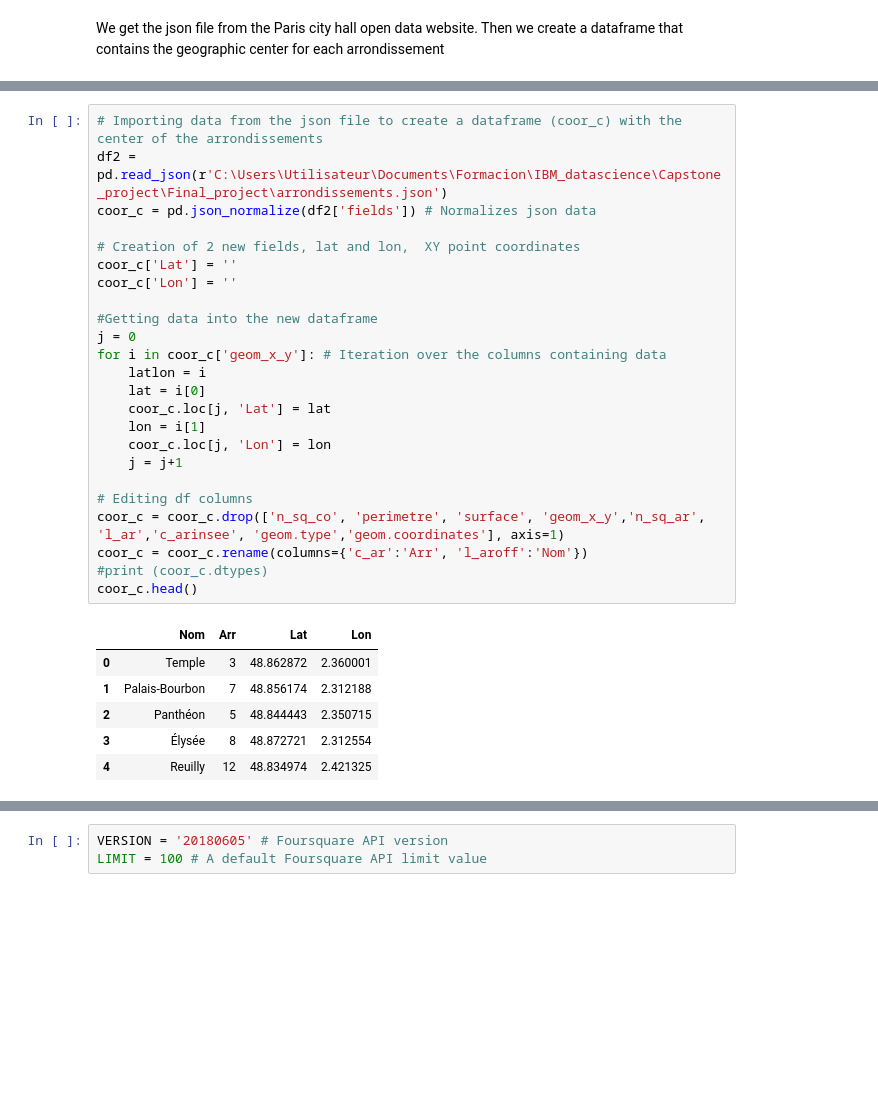
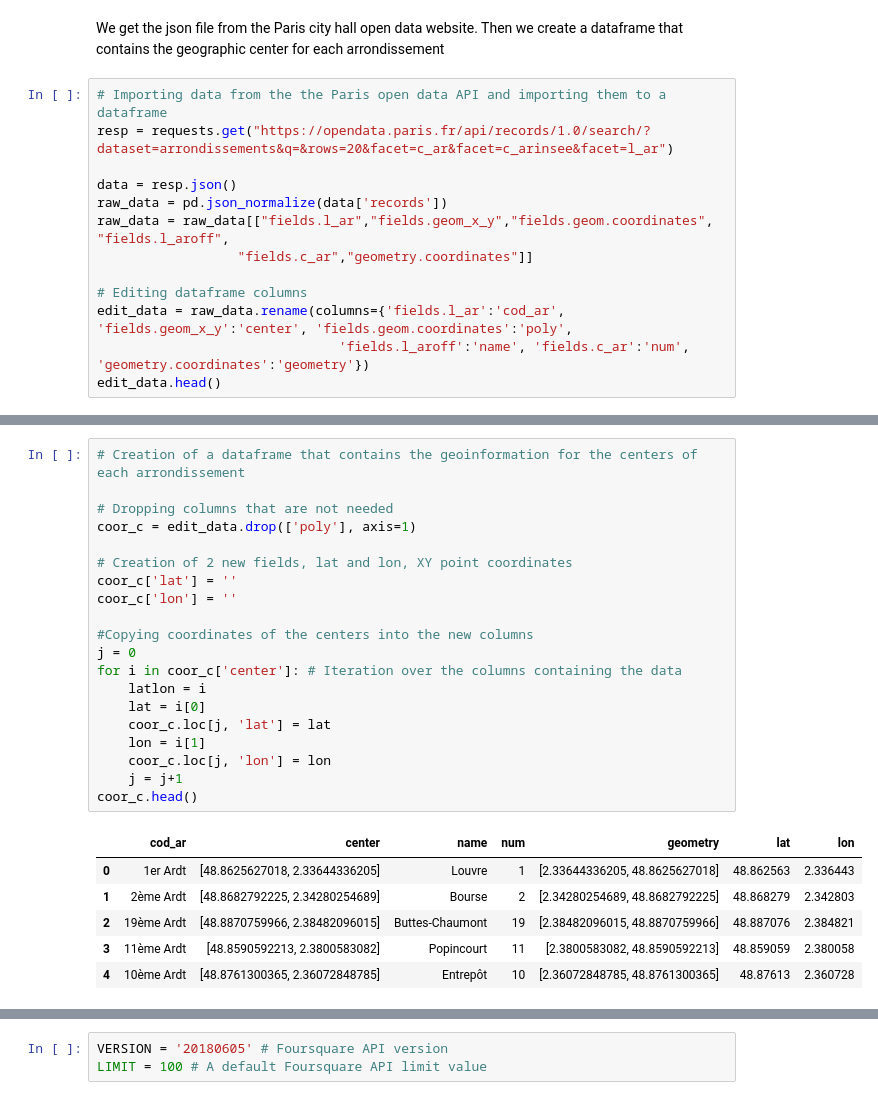
Before and after one commit to rubengrd/Coursera_project_Paris_parks, a Jupyter notebook: Capstone notebook.ipynb, the cells around one changed output, grey strips where cells are left out. Cells and saved outputs as stored; diff of their text form; blank space fills up the shorter version.

```diff
--- a/Capstone notebook.ipynb
+++ b/Capstone notebook.ipynb
@@ -89,3 +89,16 @@ admi_sel.sort_values(by='Dens_2015', ascending=False)
 | 0 | Louvre | 16545 | 9041 | 1 |
 # %% [markdown]
 We get the json file from the Paris city hall open data website. Then we create a dataframe that contains the geographic center for each arrondissement
+# %%
+# Importing data from the the Paris open data API and importing them to a dataframe
+resp = requests.get("https://opendata.paris.fr/api/records/1.0/search/?dataset=arrondissements&q=&rows=20&facet=c_ar&facet=c_arinsee&facet=l_ar")
+
+data = resp.json()
+raw_data = pd.json_normalize(data['records'])
+raw_data = raw_data[["fields.l_ar","fields.geom_x_y","fields.geom.coordinates", "fields.l_aroff",
+                  "fields.c_ar","geometry.coordinates"]]
+
+# Editing dataframe columns
+edit_data = raw_data.rename(columns={'fields.l_ar':'cod_ar', 'fields.geom_x_y':'center', 'fields.geom.coordinates':'poly',
+                               'fields.l_aroff':'name', 'fields.c_ar':'num', 'geometry.coordinates':'geometry'})
+edit_data.head()
@@ -92,32 +112,28 @@ We get the json file from the Paris city hall open data website. Then we create
 # %%
-# Importing data from the json file to create a dataframe (coor_c) with the center of the arrondissements
-df2 = pd.read_json(r'C:\Users\Utilisateur\Documents\Formacion\IBM_datascience\Capstone_project\Final_project\arrondissements.json')
-coor_c = pd.json_normalize(df2['fields']) # Normalizes json data
+# Creation of a dataframe that contains the geoinformation for the centers of each arrondissement
 
-# Creation of 2 new fields, lat and lon,  XY point coordinates
-coor_c['Lat'] = ''
-coor_c['Lon'] = ''
+# Dropping columns that are not needed
+coor_c = edit_data.drop(['poly'], axis=1)
 
-#Getting data into the new dataframe
+# Creation of 2 new fields, lat and lon, XY point coordinates
+coor_c['lat'] = ''
+coor_c['lon'] = ''
+
+#Copying coordinates of the centers into the new columns
 j = 0
-for i in coor_c['geom_x_y']: # Iteration over the columns containing data
+for i in coor_c['center']: # Iteration over the columns containing the data
     latlon = i
     lat = i[0]
-    coor_c.loc[j, 'Lat'] = lat
+    coor_c.loc[j, 'lat'] = lat
     lon = i[1]
-    coor_c.loc[j, 'Lon'] = lon
+    coor_c.loc[j, 'lon'] = lon
     j = j+1
-
-# Editing df columns
-coor_c = coor_c.drop(['n_sq_co', 'perimetre', 'surface', 'geom_x_y','n_sq_ar', 'l_ar','c_arinsee', 'geom.type','geom.coordinates'], axis=1)
-coor_c = coor_c.rename(columns={'c_ar':'Arr', 'l_aroff':'Nom'})
-#print (coor_c.dtypes)
 coor_c.head()
 # %% [output]
-|  | Nom | Arr | Lat | Lon |
-| 0 | Temple | 3 | 48.862872 | 2.360001 |
-| 1 | Palais-Bourbon | 7 | 48.856174 | 2.312188 |
-| 2 | Panthéon | 5 | 48.844443 | 2.350715 |
-| 3 | Élysée | 8 | 48.872721 | 2.312554 |
-| 4 | Reuilly | 12 | 48.834974 | 2.421325 |
+|  | cod_ar | center | name | num | geometry | lat | lon |
+| 0 | 1er Ardt | [48.8625627018, 2.33644336205] | Louvre | 1 | [2.33644336205, 48.8625627018] | 48.862563 | 2.336443 |
+| 1 | 2ème Ardt | [48.8682792225, 2.34280254689] | Bourse | 2 | [2.34280254689, 48.8682792225] | 48.868279 | 2.342803 |
+| 2 | 19ème Ardt | [48.8870759966, 2.38482096015] | Buttes-Chaumont | 19 | [2.38482096015, 48.8870759966] | 48.887076 | 2.384821 |
+| 3 | 11ème Ardt | [48.8590592213, 2.3800583082] | Popincourt | 11 | [2.3800583082, 48.8590592213] | 48.859059 | 2.380058 |
+| 4 | 10ème Ardt | [48.8761300365, 2.36072848785] | Entrepôt | 10 | [2.36072848785, 48.8761300365] | 48.87613 | 2.360728 |
 # %% [markdown]
```
Also changed, not shown: parts of 11 cells of this notebook.
